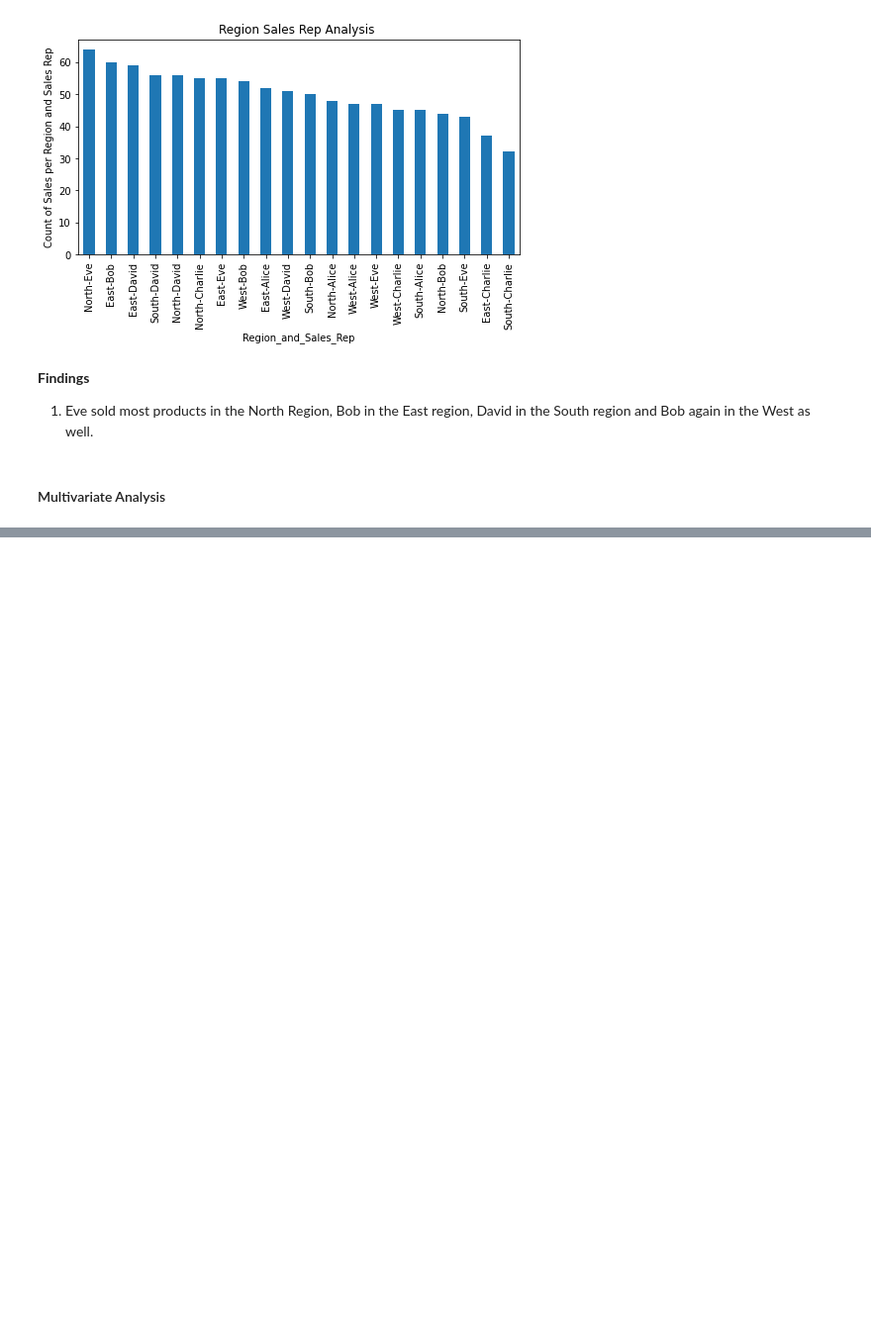
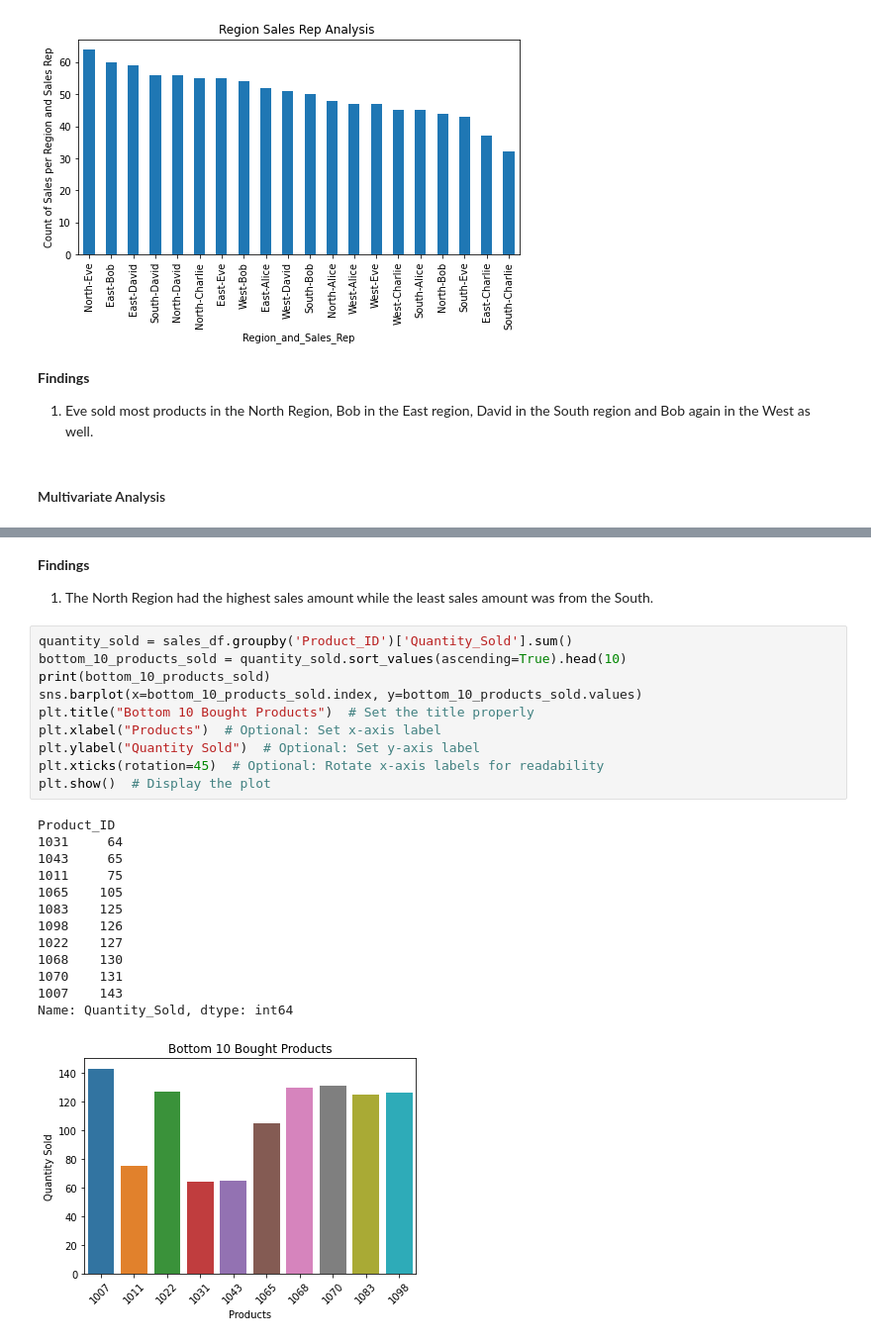
Before and after one commit to jgatharia/Sales_Analysis_Report, a Jupyter notebook: index.ipynb, the cells around one changed output, grey strips where cells are left out. Shown at 99% size. Drawn from its saved outputs; the diff is of its cells as text; blank space fills up the shorter version.

```diff
--- a/index.ipynb
+++ b/index.ipynb
@@ -327,0 +344,28 @@ Name: count, dtype: int64
+# %% [markdown]
+**Findings**
+
+1. The North Region had the highest sales amount while the least sales amount was from the South.
+# %%
+quantity_sold = sales_df.groupby('Product_ID')['Quantity_Sold'].sum()
+bottom_10_products_sold = quantity_sold.sort_values(ascending=True).head(10)
+print(bottom_10_products_sold)
+sns.barplot(x=bottom_10_products_sold.index, y=bottom_10_products_sold.values)
+plt.title("Bottom 10 Bought Products")  # Set the title properly
+plt.xlabel("Products")  # Optional: Set x-axis label
+plt.ylabel("Quantity Sold")  # Optional: Set y-axis label
+plt.xticks(rotation=45)  # Optional: Rotate x-axis labels for readability
+plt.show()  # Display the plot
+# %% [output]
+Product_ID
+1031     64
+1043     65
+1011     75
+1065    105
+1083    125
+1098    126
+1022    127
+1068    130
+1070    131
+1007    143
+Name: Quantity_Sold, dtype: int64
+[figure, added]
```
Also changed, not shown: parts of 7 cells of this notebook.
